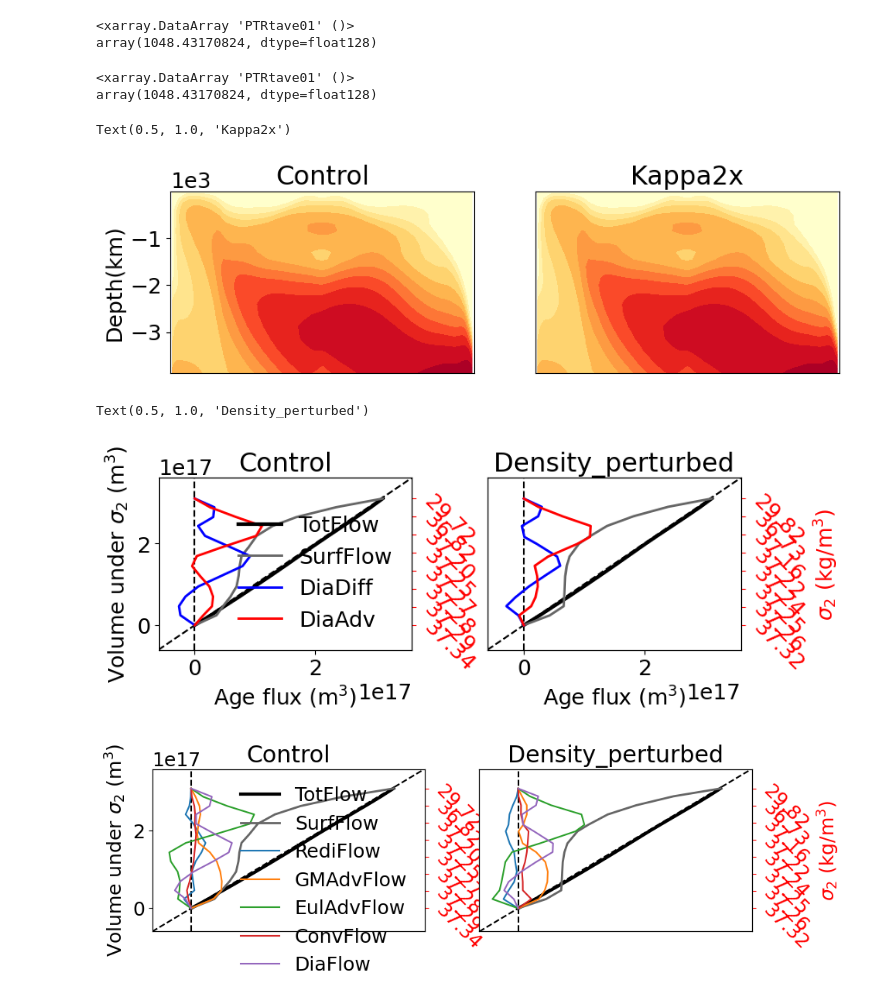
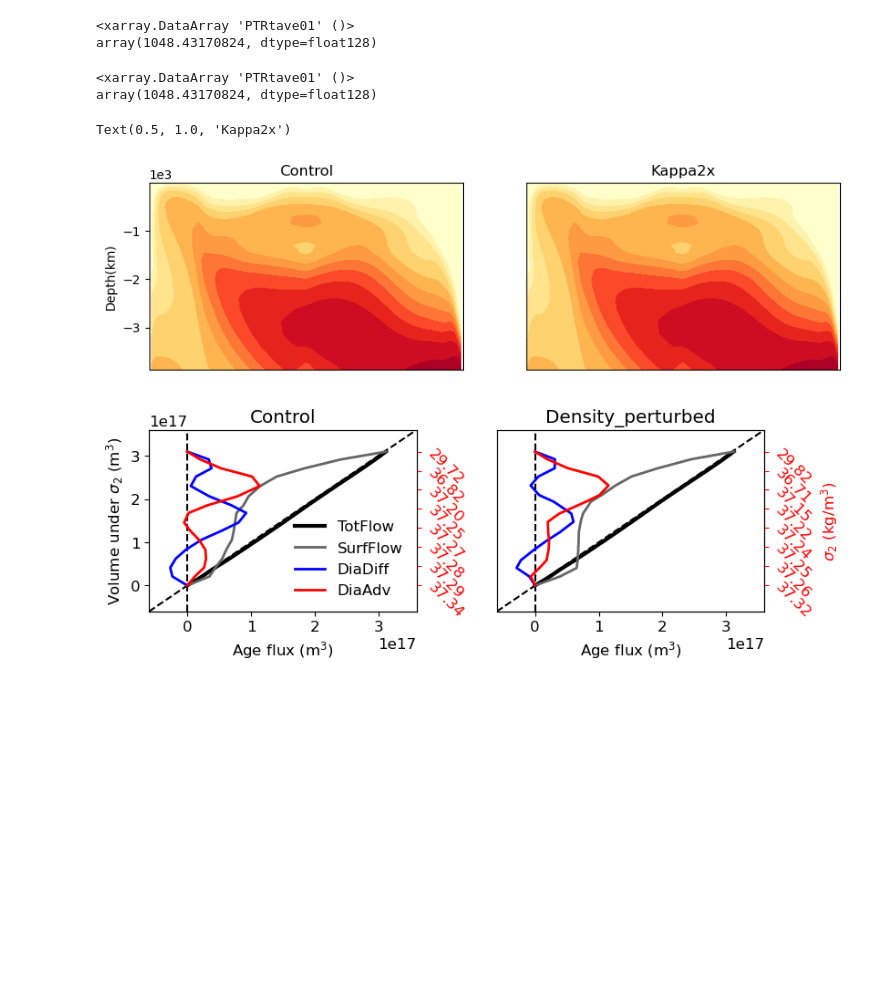
Before and after one commit to anthony-meza/test_age_framework, a Jupyter notebook: single_basin_production_figures_density_purturbation.ipynb, the cells around one changed output. Drawn from its saved outputs; the diff is of its cells as text; code cells hidden in the pictures; blank space fills up the shorter version.

```diff
--- a/single_basin_production_figures_density_purturbation.ipynb
+++ b/single_basin_production_figures_density_purturbation.ipynb
@@ -20,18 +20,18 @@ from scipy.interpolate import interp1d
 prefixes=['Stave','Ttave','vVeltave','uVeltave','wVeltave','DIAG_tracer_adv_diff','PTRtave01','GMflux','Tdiftave','GM_Kwz-T','divergence','GMRediTensor']
 #prefixes=['GMRediTensor', 'Tdiftave', 'GMflux', 'DIAG_tracer_adv_diff', 'wVeltave', 'Ttave', 'GM_Kwz-T', 'vVeltave', 'PTRtave01', 'Stave', 'uVeltave','La']
 prefixes= ['vVeltave', 'DIAG_tracer_adv_diff', 'GM_Kwz-T', 'PTRtave01', 'wVeltave', 'GMflux', 'Ttave', 'Stave', 'Tdiftave', 'GMRediTensor', 'uVeltave','LaVH1RHO','LaHs1RHO']
-#datadirGM2x='/Users/boerzhang/Desktop/ocean_project/restart_6x16_run_134308800_KGM_KGM2xonly_diag_testdiv_gTracer_skewflux_modGMdiagnose'
+datadirGM2x='/Users/boerzhang/Desktop/ocean_project/restart_6x16_run_134308800_KGM_KGM2xonly_diag_testdiv_gTracer_skewflux_modGMdiagnose'
 datadirctr='/Users/boerzhang/Desktop/ocean_project/control_6x16_run_98893440_diag_Jan12_50year_ModGMdiag'
 datadirkappa2x='/Users/boerzhang/Desktop/ocean_project/kappa2x_6x16_run_164090878_diag_Jan12_50year_ModGMdiag'
-#datadirRedi2x='/Users/boerzhang/Desktop/ocean_project/Redi2x_6x16_run_135172800_diag_Jan12_50year_ModGMdiag'
+datadirRedi2x='/Users/boerzhang/Desktop/ocean_project/Redi2x_6x16_run_135172800_diag_Jan12_50year_ModGMdiag'
 
 #iters=[134308848]
 iters='all'
 #prefixes=None
-# dsGM2x=xmitgcm.open_mdsdataset(datadirGM2x,prefix=prefixes,iters=iters).astype('float128')
+dsGM2x=xmitgcm.open_mdsdataset(datadirGM2x,prefix=prefixes,iters=iters).astype('float128')
 dsctr=xmitgcm.open_mdsdataset(datadirctr,prefix=prefixes,iters=iters).astype('float128')
-# dsRedi2x=xmitgcm.open_mdsdataset(datadirRedi2x,prefix=prefixes,iters=iters).astype('float128')
-# dskappa2x=xmitgcm.open_mdsdataset(datadirkappa2x,prefix=prefixes,iters=iters).astype('float128')
+dsRedi2x=xmitgcm.open_mdsdataset(datadirRedi2x,prefix=prefixes,iters=iters).astype('float128')
+dskappa2x=xmitgcm.open_mdsdataset(datadirkappa2x,prefix=prefixes,iters=iters).astype('float128')
 #datadir='/Users/boerzhang/Desktop/ocean_project/control_6x16_run_91152000_diag_Dec4_10year_ModGMdiag'
 
 
@@ -57,7 +57,7 @@ dsctr=xmitgcm.open_mdsdataset(datadirctr,prefix=prefixes,iters=iters).astype('fl
 #dsGM2x.assign(GM_Age_r=dsGM2x.GM_Age_r*2)
 #dsGM2x.assign(GM_Age_x=dsGM2x.GM_Age_x*2)
 #dsGM2x.assign(GM_Age_y=dsGM2x.GM_Age_y*2)
-savedir='/Users/boerzhang/Desktop/ocean_project/paper_production_figure/'
+savedir='g'
 myfigsize=(10,6)
 # %%
 dsctr
@@ -438,7 +438,7 @@ class myRun:
         #plt.colorbar(ticks=np.linspace(-9.5,9.5,20))
         return im
     ###########################################################################
-    def calcOptlayer(self,Nnewlayer=14,rhoref=1000):
+    def calcOptlayer(self,Nnewlayer=16,rhoref=1000):
         '''
         Calculate optimal layer bounds
 
@@ -950,11 +954,12 @@ array(1048.43170824, dtype=float128)
 <xarray.DataArray 'PTRtave01' ()>
 array(1048.43170824, dtype=float128)
 Text(0.5, 1.0, 'Kappa2x')
-[figure, old version]
+[figure, new version]
 # %%
 #This cell: calculating diapycnal total age fluxes
 #plot diapycnal fluxes
 
+plt.rc('font', size=12)
 def FluxDivCalc(self,diagnosedGM=False):
     '''
     Calculate age fluxes (resolved advection, GM, Redi, conv, diapycnal diffusion) and their divergence
@@ -1221,46 +1226,44 @@ fig=plt.figure(figsize=myfigsize)
 plt.tight_layout()
 plt.subplot(2,2,1)
 ax1,ax2=Runctr.plot_diapycnal_flux_on_Volume(detailed=False,xaxison=True,legendon=True,xrightlabel=False)
 plt.title('Control')
 plt.subplot(2,2,2)
 ax1,ax2=Runkappa2x.plot_diapycnal_flux_on_Volume(detailed=False,xaxison=True,yaxison=False)
 
 ax1.set_yticks([])
 plt.title('Density_perturbed')
 fig.subplots_adjust(hspace=0.32, wspace=0.3,right=0.8)
 # plt.subplot(2,2,3)
 # RunRedi2x.plot_diapycnal_flux_on_Volume(detailed=False,xrightlabel=False)
 # plt.title('KRedi2x')
 # plt.subplot(2,2,4)
 # RunGM2x.plot_diapycnal_flux_on_Volume(detailed=False,yaxison=False)
 # #plt.gca().set_yticks([])
 # plt.title('KGM2x')
 # fig.subplots_adjust(hspace=0.32, wspace=0.3,right=0.8)
-# fig.savefig(Path(savedir+'AgeFluxBudget.pdf'), bbox_inches='tight')
+fig.savefig(Path(savedir+'AgeFluxBudget_perturb.pdf'), bbox_inches='tight')
 
-fig=plt.figure(figsize=myfigsize)
-plt.tight_layout()
-plt.subplot(2,2,1)
-ax1,ax2=Runctr.plot_diapycnal_flux_on_Volume(detailed=True,xaxison=False,legendon=True,xrightlabel=False)
-plt.title('Control')
-plt.subplot(2,2,2)
-ax1,ax2=Runkappa2x.plot_diapycnal_flux_on_Volume(detailed=True,xaxison=False,yaxison=False)
+# fig=plt.figure(figsize=myfigsize)
+# plt.tight_layout()
+# plt.subplot(2,2,1)
+# ax1,ax2=Runctr.plot_diapycnal_flux_on_Volume(detailed=True,xaxison=False,legendon=True,xrightlabel=False)
+# plt.title('Control')
+# plt.subplot(2,2,2)
+# ax1,ax2=Runkappa2x.plot_diapycnal_flux_on_Volume(detailed=True,xaxison=False,yaxison=False)
 
-ax1.set_yticks([])
-plt.title('Density_perturbed')
+# ax1.set_yticks([])
+# plt.title('Density_perturbed')
 # plt.subplot(2,2,3)
 # RunRedi2x.plot_diapycnal_flux_on_Volume(detailed=True,xrightlabel=False)
 # plt.title('KRedi2x')
 # plt.subplot(2,2,4)
 # RunGM2x.plot_diapycnal_flux_on_Volume(detailed=True,yaxison=False)
 # #plt.gca().set_yticks([])
 # plt.title('KGM2x')
 # fig.subplots_adjust(hspace=0.32, wspace=0.3,right=0.8)
 # fig.savefig(Path(savedir+'AgeFluxBudget_detail.pdf'), bbox_inches='tight')
 # %% [output]
-Text(0.5, 1.0, 'Density_perturbed')
-[figure, old version]
+[figure, new version]
-[figure, removed]
 # %%
 # #This cell: calculating diapycnal total age fluxes, but the rho is purturbed
 # #plot diapycnal fluxes
```
Also changed, not shown: parts of 13 cells of this notebook.
